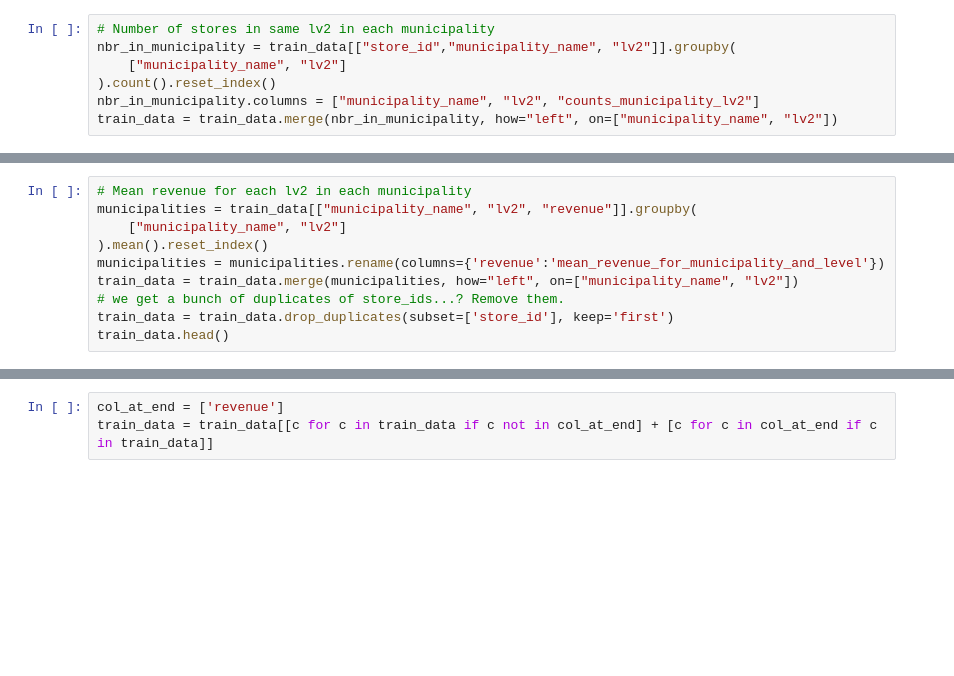
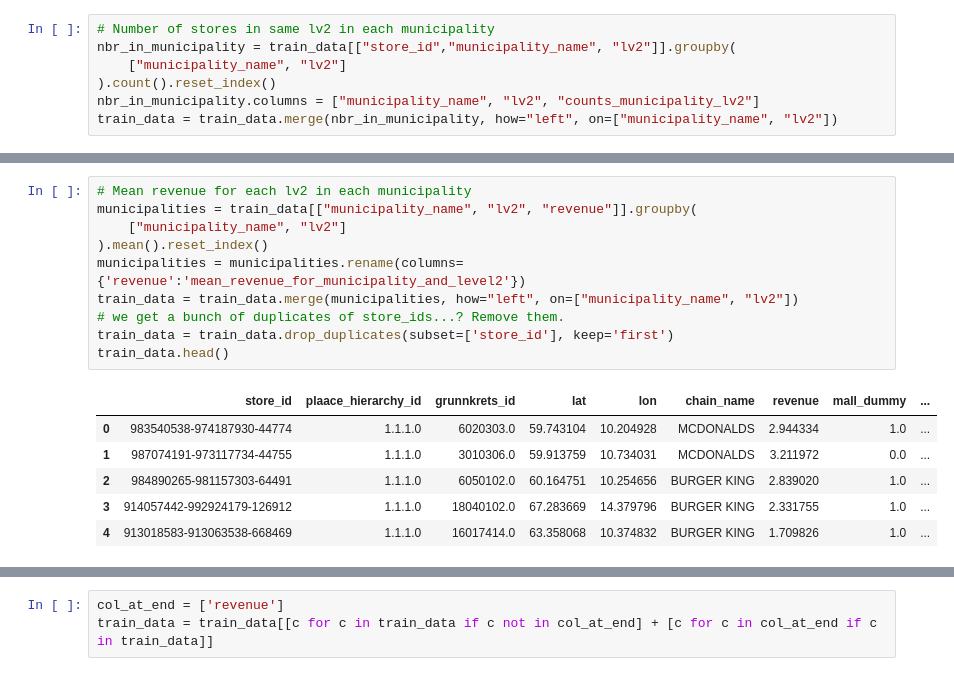
Before and after one commit to paaskehaakon/ML-project, a Jupyter notebook: feature_engineering/feature_engineering.ipynb, the cells around one changed output, grey strips where cells are left out. Saved outputs shown, nothing was run; the diff lists cells and outputs as text; blank space fills up the shorter version.

```diff
--- a/feature_engineering/feature_engineering.ipynb
+++ b/feature_engineering/feature_engineering.ipynb
@@ -107,10 +154,17 @@ train_data = train_data.merge(nbr_in_municipality, how="left", on=["municipality
 # %%
 # Mean revenue for each lv2 in each municipality
 municipalities = train_data[["municipality_name", "lv2", "revenue"]].groupby(
     ["municipality_name", "lv2"]
 ).mean().reset_index()
-municipalities = municipalities.rename(columns={'revenue':'mean_revenue_for_municipality_and_level'})
+municipalities = municipalities.rename(columns={'revenue':'mean_revenue_for_municipality_and_level2'})
 train_data = train_data.merge(municipalities, how="left", on=["municipality_name", "lv2"])
 # we get a bunch of duplicates of store_ids...? Remove them.
 train_data = train_data.drop_duplicates(subset=['store_id'], keep='first')
 train_data.head()
+# %% [output]
+|  | store_id | plaace_hierarchy_id | grunnkrets_id | lat | lon | chain_name | revenue | mall_dummy | ... |
+| 0 | 983540538-974187930-44774 | 1.1.1.0 | 6020303.0 | 59.743104 | 10.204928 | MCDONALDS | 2.944334 | 1.0 | ... |
+| 1 | 987074191-973117734-44755 | 1.1.1.0 | 3010306.0 | 59.913759 | 10.734031 | MCDONALDS | 3.211972 | 0.0 | ... |
+| 2 | 984890265-981157303-64491 | 1.1.1.0 | 6050102.0 | 60.164751 | 10.254656 | BURGER KING | 2.839020 | 1.0 | ... |
+| 3 | 914057442-992924179-126912 | 1.1.1.0 | 18040102.0 | 67.283669 | 14.379796 | BURGER KING | 2.331755 | 1.0 | ... |
+| 4 | 913018583-913063538-668469 | 1.1.1.0 | 16017414.0 | 63.358068 | 10.374832 | BURGER KING | 1.709826 | 1.0 | ... |
```
Also changed, not shown: parts of 11 cells of this notebook, 2 other files.
